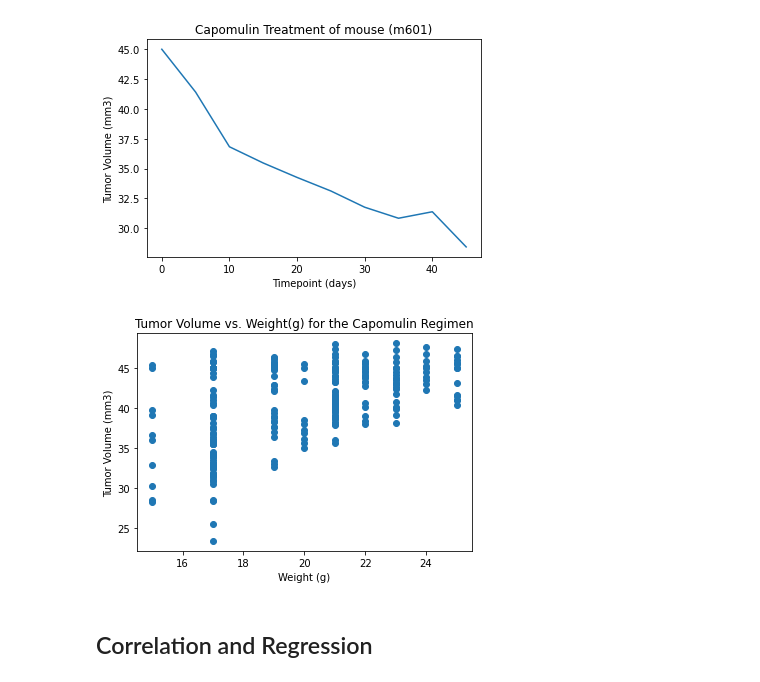
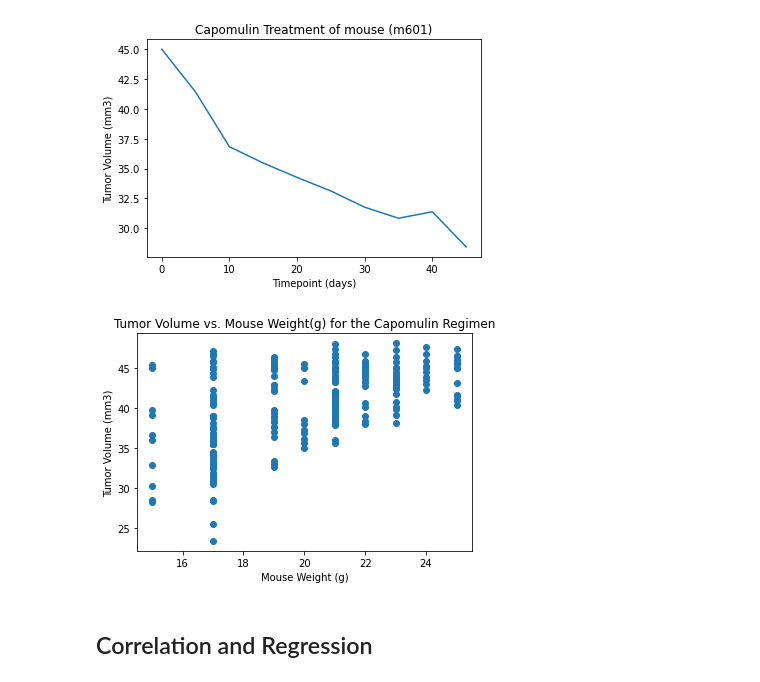
Before and after one commit to Kpearson72/Matplotlib_HW, a Jupyter notebook: Instructions copy/Pymaceuticals/pymaceuticals_starter-Copy2.ipynb, the cells around one changed output. Drawn from its saved outputs; the diff is of its cells as text; code cells hidden in the pictures.

Commit message:
add to charts

```diff
--- a/Instructions copy/Pymaceuticals/pymaceuticals_starter-Copy2.ipynb
+++ b/Instructions copy/Pymaceuticals/pymaceuticals_starter-Copy2.ipynb
@@ -302,13 +300,13 @@ plt.show()
 # %%
 # Generate a scatter plot of average tumor volume vs. mouse weight for the Capomulin regimen
 cap = clean_mouse_data.loc[clean_mouse_data['Drug Regimen'] == 'Capomulin']
 plt.scatter(cap['Weight (g)'],cap['Tumor Volume (mm3)'])
 plt.ylabel('Tumor Volume (mm3)')
-plt.xlabel('Weight (g)')
-plt.title("Tumor Volume vs. Weight(g) for the Capomulin Regimen")
+plt.xlabel('Mouse Weight (g)')
+plt.title("Tumor Volume vs. Mouse Weight(g) for the Capomulin Regimen")
 plt.show()
 # %% [output]
-[figure, old version]
+[figure, new version]
 # %% [markdown]
 ## Correlation and Regression
 # %%
```
Also changed, not shown: parts of 3 cells of this notebook.
